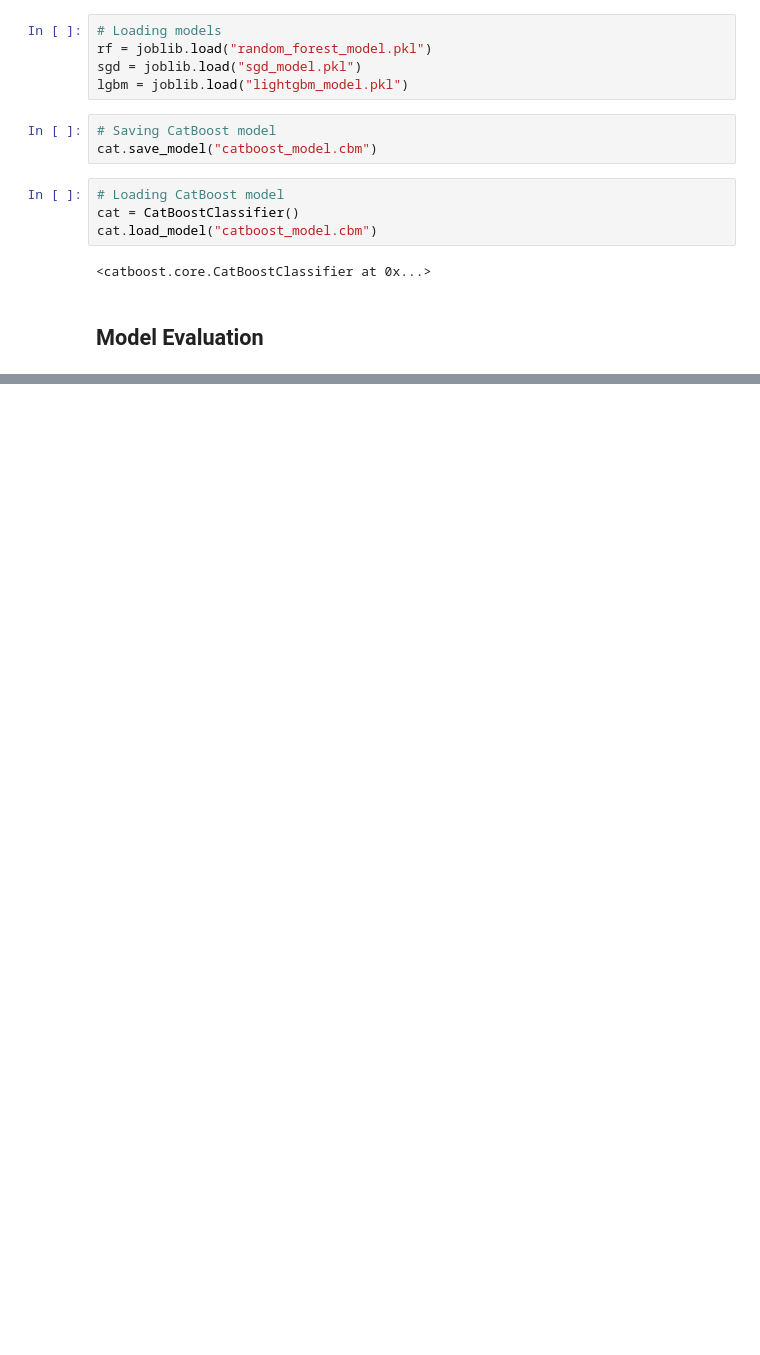
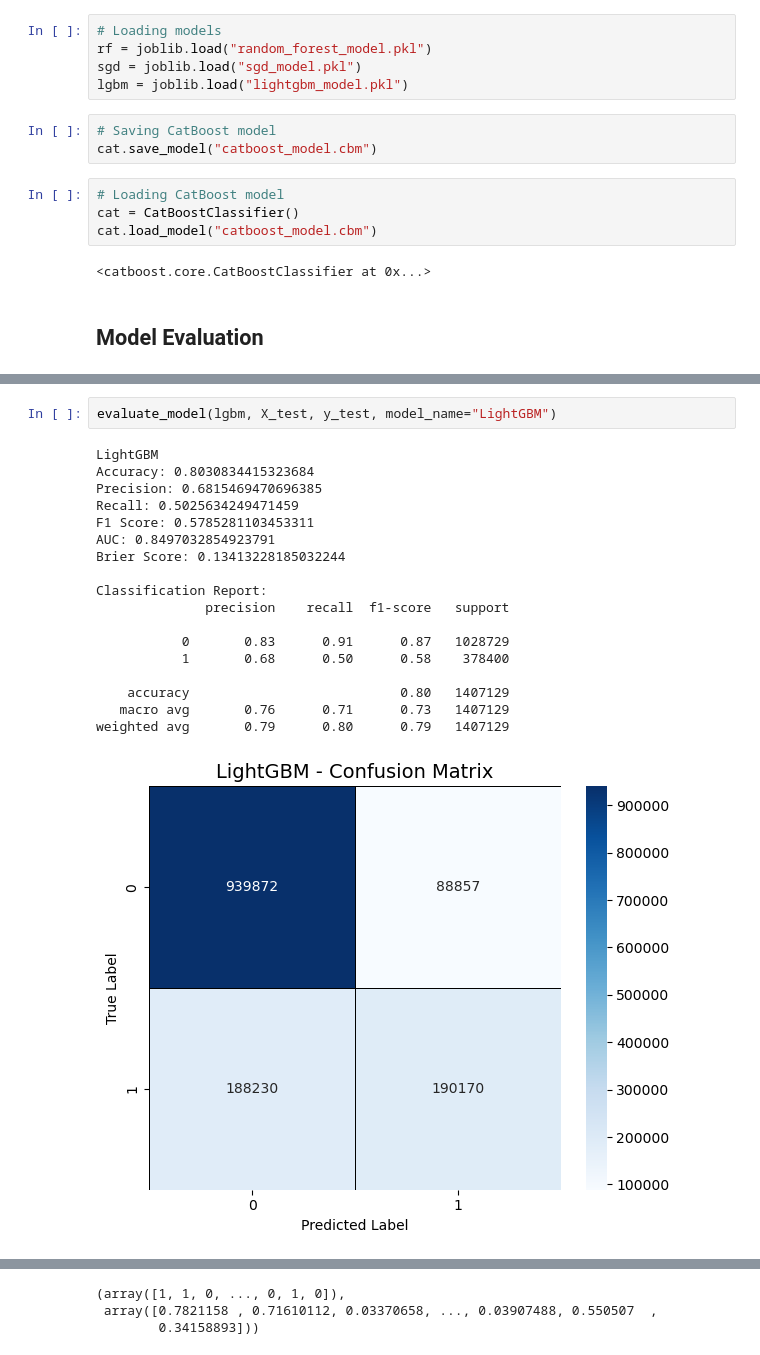
Before and after one commit to janecondon/AMS-595-Identifying-Risk-Factors-for-Major-Depressive-Disorder, a Jupyter notebook: AMS 595 Group Project.ipynb, the cells around one changed output, grey strips where cells are left out. Drawn from its saved outputs; the diff is of its cells as text; blank space fills up the shorter version.

```diff
--- a/AMS 595 Group Project.ipynb
+++ b/AMS 595 Group Project.ipynb
@@ -597,0 +665,21 @@ cat.load_model("catboost_model.cbm")
+# %%
+evaluate_model(lgbm, X_test, y_test, model_name="LightGBM")
+# %% [output]
+LightGBM
+Accuracy: 0.8030834415323684
+Precision: 0.6815469470696385
+Recall: 0.5025634249471459
+F1 Score: 0.5785281103453311
+AUC: 0.8497032854923791
+Brier Score: 0.13413228185032244
+
+Classification Report:
+              precision    recall  f1-score   support
+
+           0       0.83      0.91      0.87   1028729
+           1       0.68      0.50      0.58    378400
+
+    accuracy                           0.80   1407129
+   macro avg       0.76      0.71      0.73   1407129
+weighted avg       0.79      0.80      0.79   1407129
+[figure, added]
@@ -597,0 +689,3 @@ cat.load_model("catboost_model.cbm")
+(array([1, 1, 0, ..., 0, 1, 0]),
+ array([0.7821158 , 0.71610112, 0.03370658, ..., 0.03907488, 0.550507  ,
+        0.34158893]))
```
Also changed, not shown: parts of 41 cells of this notebook.
